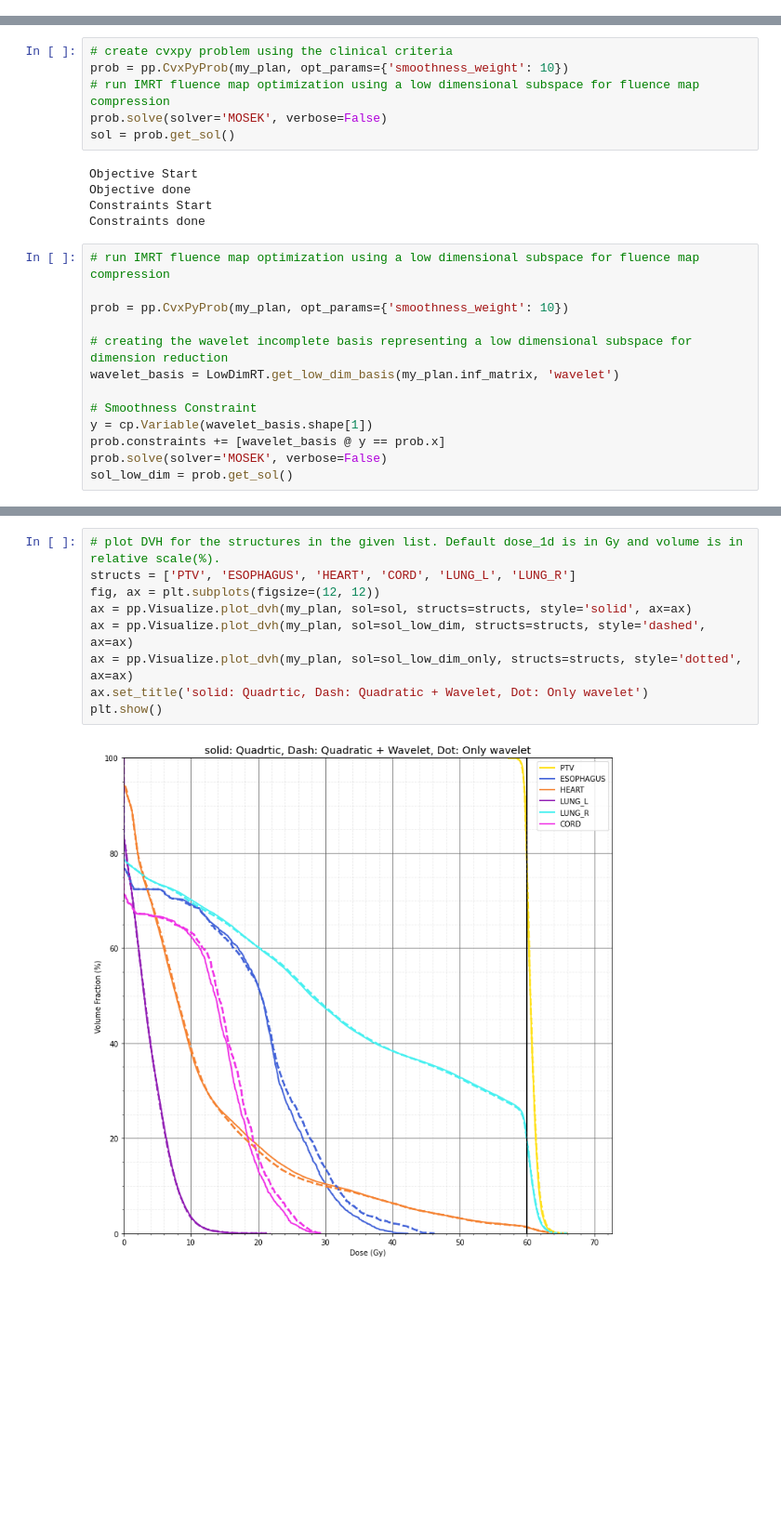
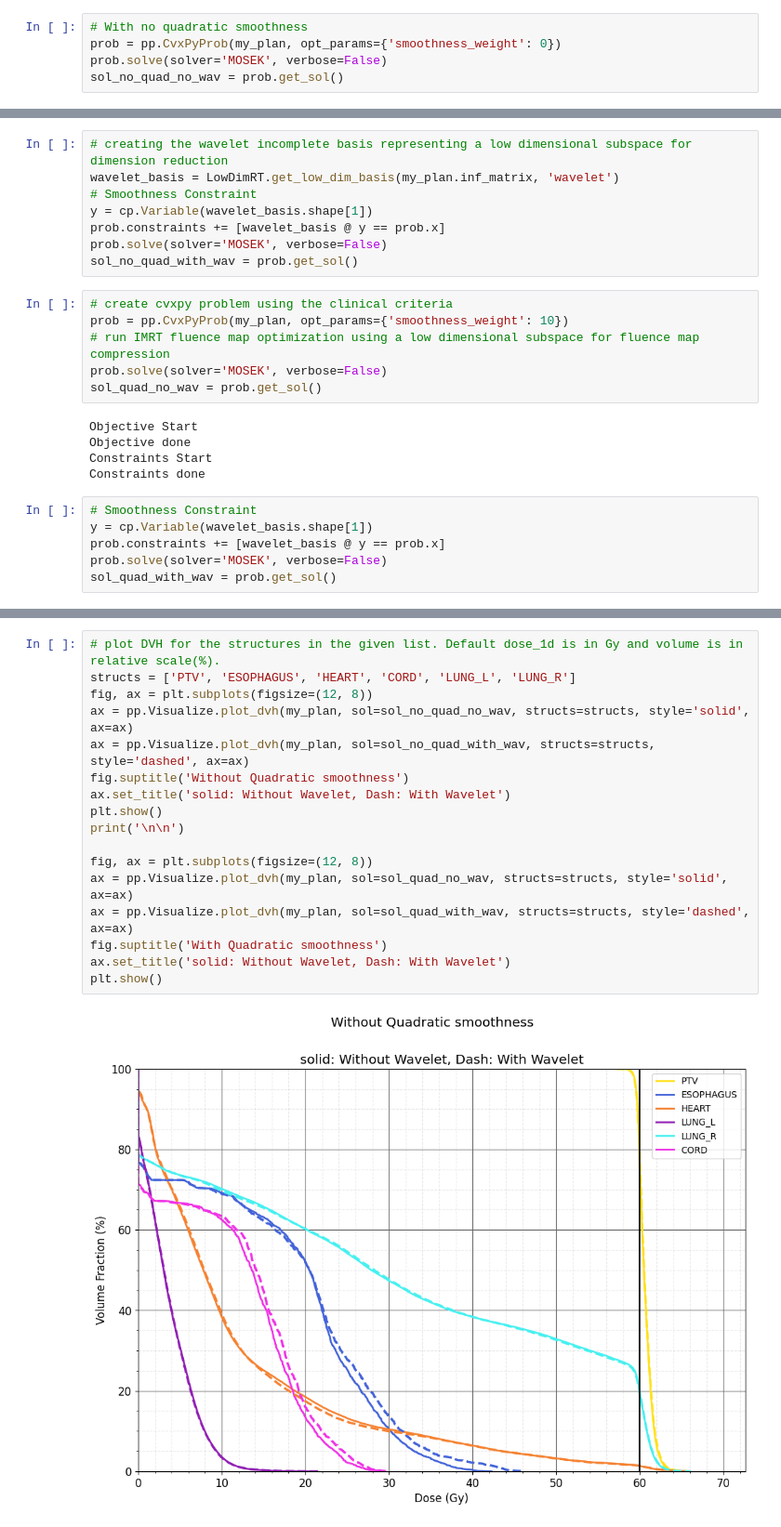
Before and after one commit to PortPy-Project/CompressRTP, a Jupyter notebook: Tutorial.ipynb, the cells around one changed output, grey strips where cells are left out. Shown at 93% size. Cells and saved outputs as stored; diff of their text form; blank space fills up the shorter version.

```diff
--- a/Tutorial.ipynb
+++ b/Tutorial.ipynb
@@ -37,3 +39,8 @@ my_plan.add_rinds(rind_params=rind_params)
 # %% [output]
 creating rinds..
 rinds created!!
+# %%
+# With no quadratic smoothness
+prob = pp.CvxPyProb(my_plan, opt_params={'smoothness_weight': 0})
+prob.solve(solver='MOSEK', verbose=False)
+sol_no_quad_no_wav = prob.get_sol()
@@ -40,24 +52,25 @@ rinds created!!
+# %%
+# creating the wavelet incomplete basis representing a low dimensional subspace for dimension reduction
+wavelet_basis = LowDimRT.get_low_dim_basis(my_plan.inf_matrix, 'wavelet')
+# Smoothness Constraint
+y = cp.Variable(wavelet_basis.shape[1])
+prob.constraints += [wavelet_basis @ y == prob.x]
+prob.solve(solver='MOSEK', verbose=False)
+sol_no_quad_with_wav = prob.get_sol()
 # %%
 # create cvxpy problem using the clinical criteria
 prob = pp.CvxPyProb(my_plan, opt_params={'smoothness_weight': 10})
 # run IMRT fluence map optimization using a low dimensional subspace for fluence map compression
 prob.solve(solver='MOSEK', verbose=False)
-sol = prob.get_sol()
+sol_quad_no_wav = prob.get_sol()
 # %% [output]
 Objective Start
 Objective done
 Constraints Start
 Constraints done
 # %%
-# run IMRT fluence map optimization using a low dimensional subspace for fluence map compression
-
-prob = pp.CvxPyProb(my_plan, opt_params={'smoothness_weight': 10})
-
-# creating the wavelet incomplete basis representing a low dimensional subspace for dimension reduction
-wavelet_basis = LowDimRT.get_low_dim_basis(my_plan.inf_matrix, 'wavelet')
-
 # Smoothness Constraint
 y = cp.Variable(wavelet_basis.shape[1])
 prob.constraints += [wavelet_basis @ y == prob.x]
 prob.solve(solver='MOSEK', verbose=False)
-sol_low_dim = prob.get_sol()
+sol_quad_with_wav = prob.get_sol()
@@ -101,11 +120,19 @@ plt.show()
 # %%
 # plot DVH for the structures in the given list. Default dose_1d is in Gy and volume is in relative scale(%).
 structs = ['PTV', 'ESOPHAGUS', 'HEART', 'CORD', 'LUNG_L', 'LUNG_R']
-fig, ax = plt.subplots(figsize=(12, 12))
-ax = pp.Visualize.plot_dvh(my_plan, sol=sol, structs=structs, style='solid', ax=ax)
-ax = pp.Visualize.plot_dvh(my_plan, sol=sol_low_dim, structs=structs, style='dashed', ax=ax)
-ax = pp.Visualize.plot_dvh(my_plan, sol=sol_low_dim_only, structs=structs, style='dotted', ax=ax)
-ax.set_title('solid: Quadrtic, Dash: Quadratic + Wavelet, Dot: Only wavelet')
+fig, ax = plt.subplots(figsize=(12, 8))
+ax = pp.Visualize.plot_dvh(my_plan, sol=sol_no_quad_no_wav, structs=structs, style='solid', ax=ax)
+ax = pp.Visualize.plot_dvh(my_plan, sol=sol_no_quad_with_wav, structs=structs, style='dashed', ax=ax)
+fig.suptitle('Without Quadratic smoothness')
+ax.set_title('solid: Without Wavelet, Dash: With Wavelet')
 plt.show()
+print('\n\n')
+
+fig, ax = plt.subplots(figsize=(12, 8))
+ax = pp.Visualize.plot_dvh(my_plan, sol=sol_quad_no_wav, structs=structs, style='solid', ax=ax)
+ax = pp.Visualize.plot_dvh(my_plan, sol=sol_quad_with_wav, structs=structs, style='dashed', ax=ax)
+fig.suptitle('With Quadratic smoothness')
+ax.set_title('solid: Without Wavelet, Dash: With Wavelet')
+plt.show()
 # %% [output]
-[figure, old version]
+[figure, new version]
```
Also changed, not shown: parts of 13 cells of this notebook, 3 other files.
